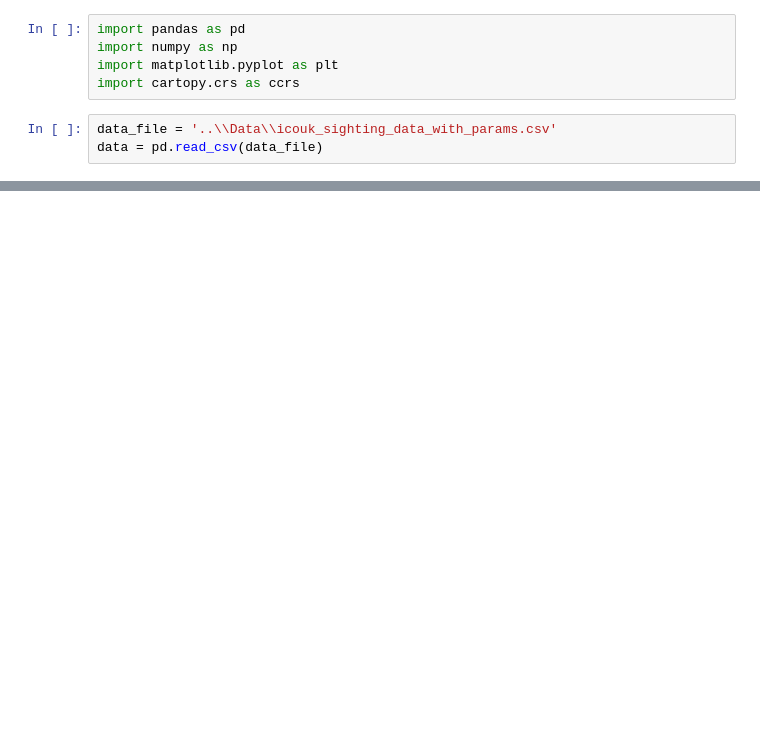
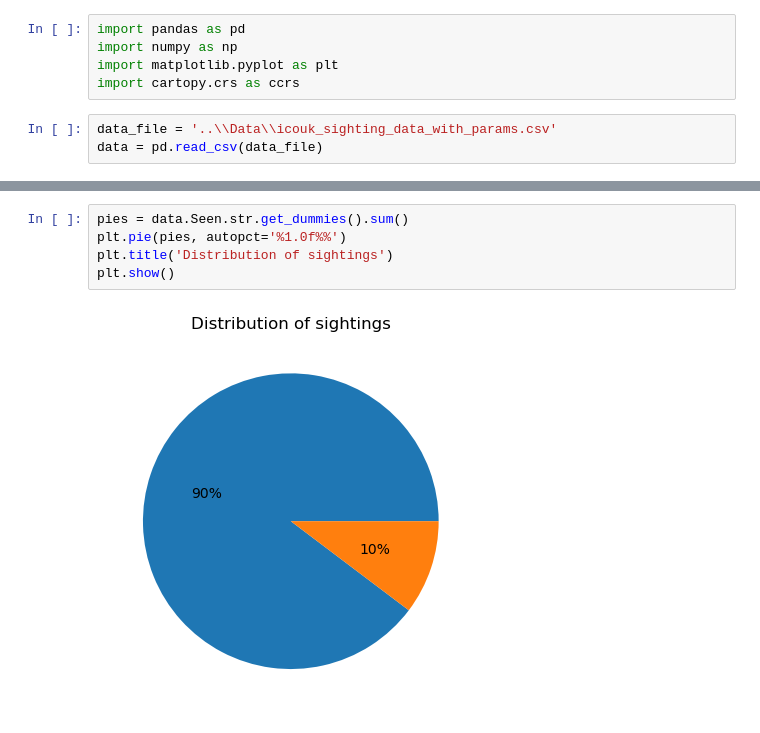
Before and after one commit to EmmaAlexander/mphys-moon, a Jupyter notebook: Code/moon_sightings_visualisation.ipynb, the cells around one changed output, grey strips where cells are left out. Cells and saved outputs as stored; diff of their text form; blank space fills up the shorter version.

```diff
--- a/Code/moon_sightings_visualisation.ipynb
+++ b/Code/moon_sightings_visualisation.ipynb
@@ -20,0 +22,7 @@ plt.show()
+# %%
+pies = data.Seen.str.get_dummies().sum()
+plt.pie(pies, autopct='%1.0f%%')
+plt.title('Distribution of sightings')
+plt.show()
+# %% [output]
+[figure, added]
```
Also changed, not shown: parts of 2 cells of this notebook, 4 other files.
